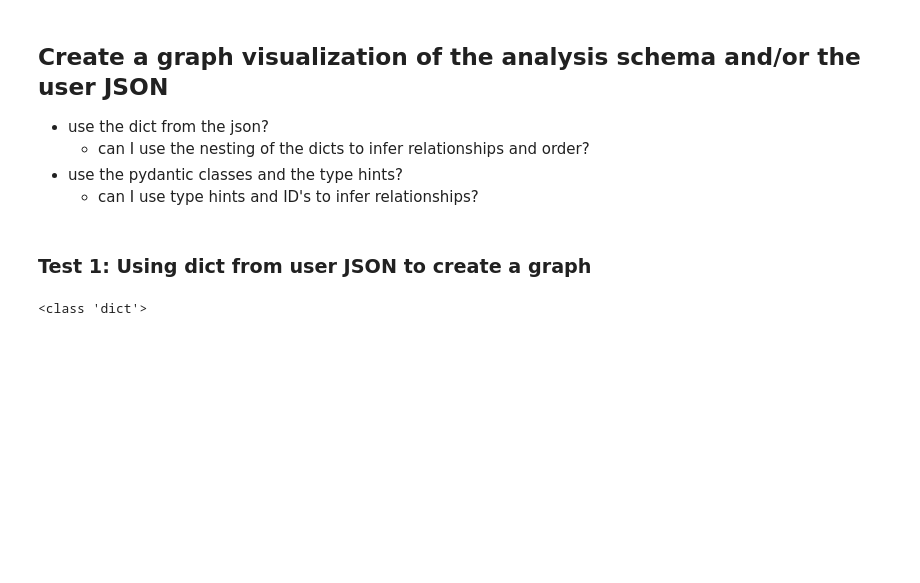
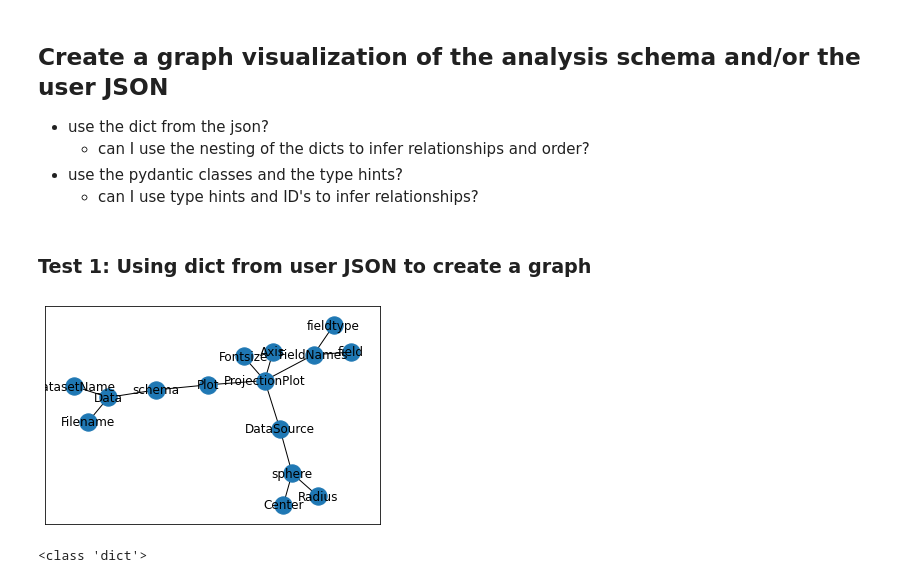
Before and after one commit to data-exp-lab/analysis_schema, a Jupyter notebook: scratch_notebooks/Visualize_Schema_Testing.ipynb, the cells around one changed output. Cells and saved outputs as stored; diff of their text form; code cells hidden in the pictures; blank space fills up the shorter version.

```diff
--- a/scratch_notebooks/Visualize_Schema_Testing.ipynb
+++ b/scratch_notebooks/Visualize_Schema_Testing.ipynb
@@ -10,6 +10,31 @@
 # %%
 import analysis_schema.run_analysis
 import networkx
+# %%
+# this is the output I need - a list of lists
+# this is what the graph should look like
+
+Example_Graph = networkx.Graph()
+
+Example_Graph.add_edges_from([["schema", "Data"],
+                      ["schema", "Plot"],
+                      ["Data", "Filename"],
+                      ["Data", "DatasetName"],
+                      ["Plot", "ProjectionPlot"],
+                      ["ProjectionPlot", "Axis"],
+                      ["ProjectionPlot", "FieldNames"],
+                      ["FieldNames", "field"],
+                      ["FieldNames", "fieldtype"],
+                      ["ProjectionPlot", "Fontsize"],
+                      ["ProjectionPlot", "DataSource"],
+                      ["DataSource", "sphere"],
+                      ["sphere", "Center"],
+                      ["sphere", "Radius"]
+                     ])
+
+ex_graph = networkx.draw_networkx(Example_Graph)
+# %% [output]
+[figure, added]
 # %%
 viz_schema = analysis_schema.run_analysis.visualize("../analysis_schema/pydantic_schema_example.json")
 # %%
```
Also changed, not shown: parts of 6 cells of this notebook.
